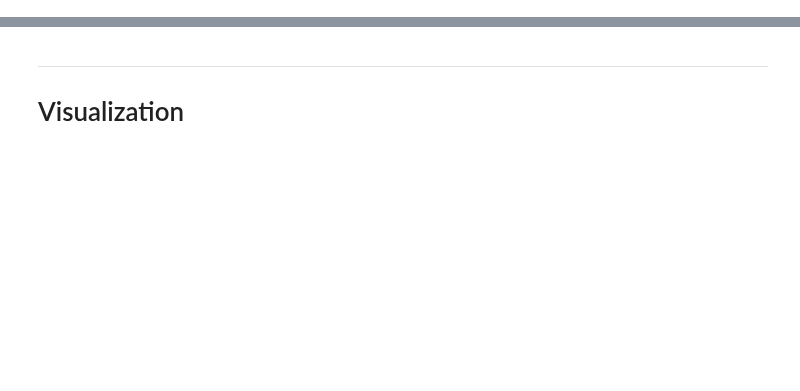
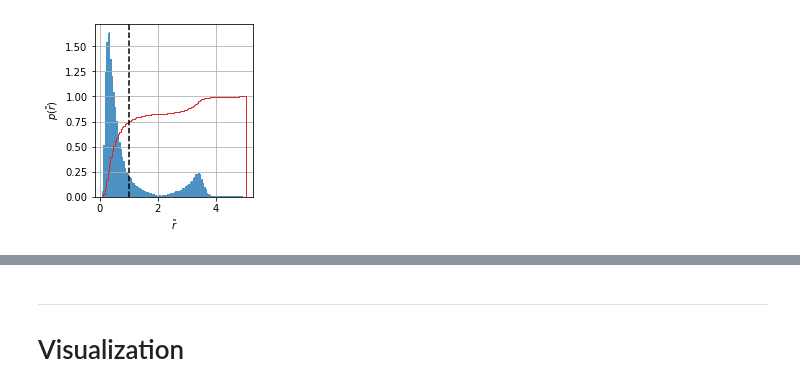
Before and after one commit to poss-group/matsim-bimodal-1, a Jupyter notebook: python_analysis/AnalyzeCarbonFootprint.ipynb, the cells around one changed output, grey strips where cells are left out. Drawn from its saved outputs; the diff is of its cells as text; code cells hidden in the pictures; blank space fills up the shorter version.

```diff
--- a/python_analysis/AnalyzeCarbonFootprint.ipynb
+++ b/python_analysis/AnalyzeCarbonFootprint.ipynb
@@ -10,3 +10,13 @@ import scipy.linalg
 from pprint import pprint
 from FindDataFunctions import *
 from scipy.signal import savgol_filter
+import func
+import matplotlib.ticker as mticker
+from matplotlib.ticker import StrMethodFormatter
+from matplotlib.ticker import ScalarFormatter
+import matplotlib.ticker as ticker
+
+from matplotlib.ticker import NullFormatter
+
+
+size = 384/(2*72.27)
@@ -173,9 +22,0 @@ else:
-# %%
-df = df.sort_values(bim_keys)
-# df = df.reset_index(["reqs","drt","dcut","l"])
-mean_req_dist = df["mean_req_dist"].mean()
-df["l"] /= mean_req_dist
-df["dcut"] /= mean_req_dist
-df = df.sort_values("l")
-df = df[:-2]
-# df = df[1:]
@@ -181,0 +459,70 @@ df = df[:-2]
+# %%
+def create_distribution(access_dict,periodic=False):
+    fig,axs = plt.subplots(1,1,figsize=(1.2*size,1.2*size))
+    dirs = get_all_dirs(access_dict,bim_keys)
+    car_dir = dirs["car_dir"]
+    trips_car = getTrips(car_dir, "car")
+    mean_req_dist = trips_car["traveled_distance"].mean()
+    trips_car["traveled_distance"] /= mean_req_dist
+    data = trips_car["traveled_distance"]
+    n_reqs = len(data)
+    pdf_y,pdf_xbins,pdf_patches=axs.hist(data,bins=100,density=True, histtype='stepfilled',label='pdf',color='tab:blue',alpha=0.8)
+    cdf_y,cdf_xbins,cdf_patches = axs.hist(data, 100, density=True, histtype='step',cumulative=True, label='CDF',color='tab:red')
+    axs.axvline(1,ls='dashed',color='black')
+    axs.grid(visible=True)
+    axs.set_xlabel(r"$\tilde{r}$")
+    axs.set_ylabel(r"$p(\tilde{r})$")
+    plt.tight_layout()
+    plt.savefig('figures/pdf_%d.pdf'%n_reqs)
+    plt.show()
+    distribution_dict = {"pdf_y":pdf_y,
+       "pdf_xbins":pdf_xbins,
+       "pdf_patches":pdf_patches,
+       "cdf_y":cdf_y,
+       "cdf_xbins":cdf_xbins,
+       "cdf_patches":cdf_patches,
+       }
+
+    return distribution_dict
+
+distribution_dict = create_distribution(access_dict_100K_20L_40l)
+
+def get_expected_values_fitted(dc):
+    #print(pdf_xbins)
+    delta_r = np.mean(np.diff(distribution_dict["pdf_xbins"]))
+    dldcFuni = 0
+    Funi = 0
+    Fbi = 0
+    dgdcFbi = 0
+    upper_lim = 0
+    i = 0
+    while dc>upper_lim:
+        upper_lim = distribution_dict["pdf_xbins"][i+1] #upper value of trapezoid on x axis
+        lower_lim = distribution_dict["pdf_xbins"][i]   #lower value of trapzeaoind on x axis
+        pr = distribution_dict["pdf_y"][i]              #probability on y axis or hight of trapezoid
+        r = (upper_lim + lower_lim)/2.0                #r calculated from mean of upper and lower lim
+        Funi+=pr*delta_r
+        dldcFuni+=r*pr*delta_r
+        i+=1
+
+    for j in range(i,len(distribution_dict["pdf_y"])):
+        upper_lim = distribution_dict["pdf_xbins"][j+1]
+        lower_lim = distribution_dict["pdf_xbins"][j]
+        pr = distribution_dict["pdf_y"][j]
+        r = (upper_lim + lower_lim)/2.0
+        Fbi+=pr*delta_r
+        dgdcFbi+=r*pr*delta_r
+
+    #dic_distribution = {"dldcFuni":dldcFuni,
+    #            "dgdcFbi":dgdcFbi,
+    #            "Funi":Funi,
+    #            "Fbi":Fbi,
+    #           }
+
+
+
+    return dldcFuni,dgdcFbi,Funi,Fbi
+
+#create_distributionVectorized = np.vectorize(create_distribution)
+get_expected_values_fittedVectorized = np.vectorize(get_expected_values_fitted)
+# %% [output]
@@ -182 +530,2 @@ df = df[:-2]
+[figure, added]
 # %% [markdown]
```
Also changed, not shown: parts of 103 cells of this notebook, 9 other files.
